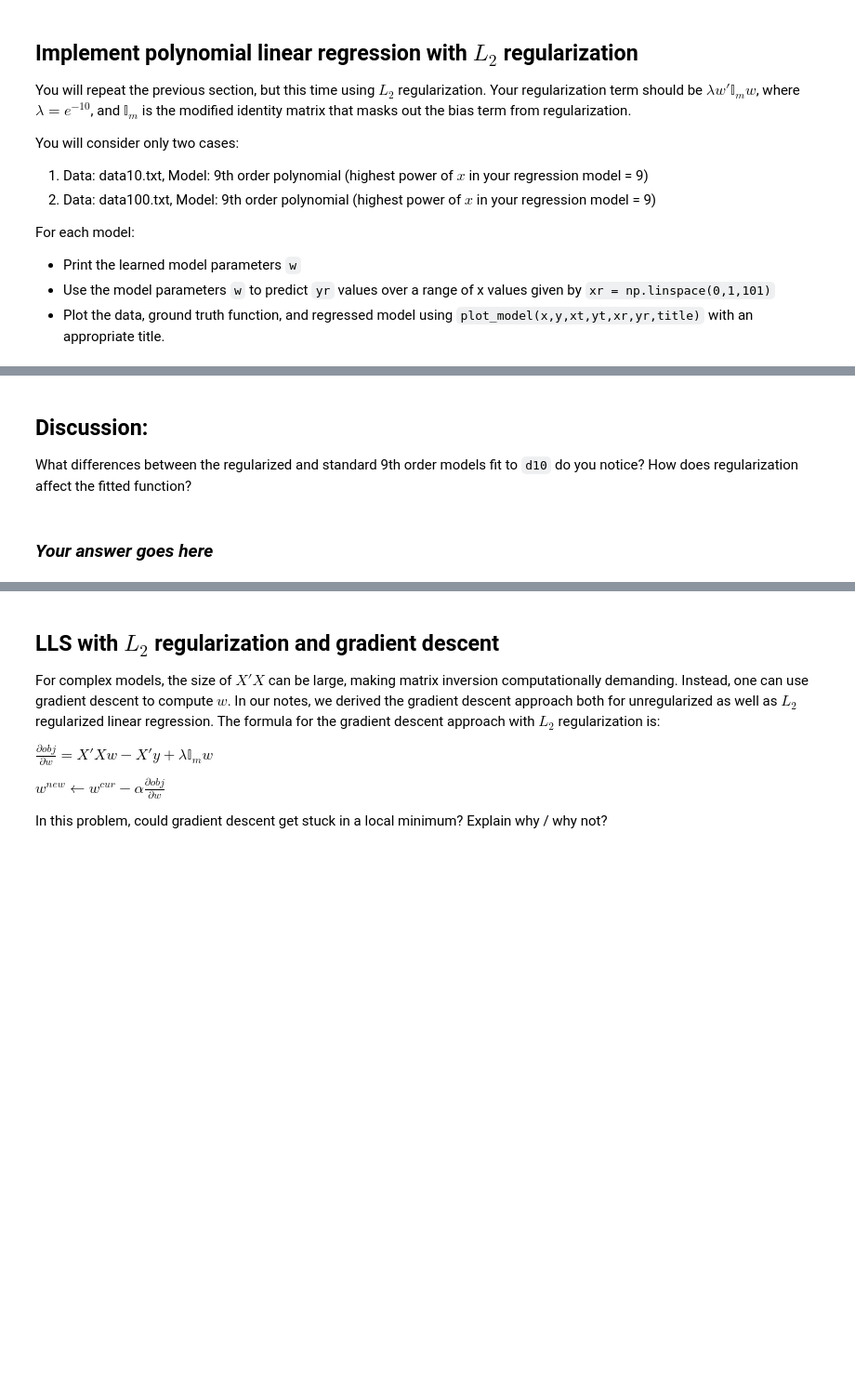
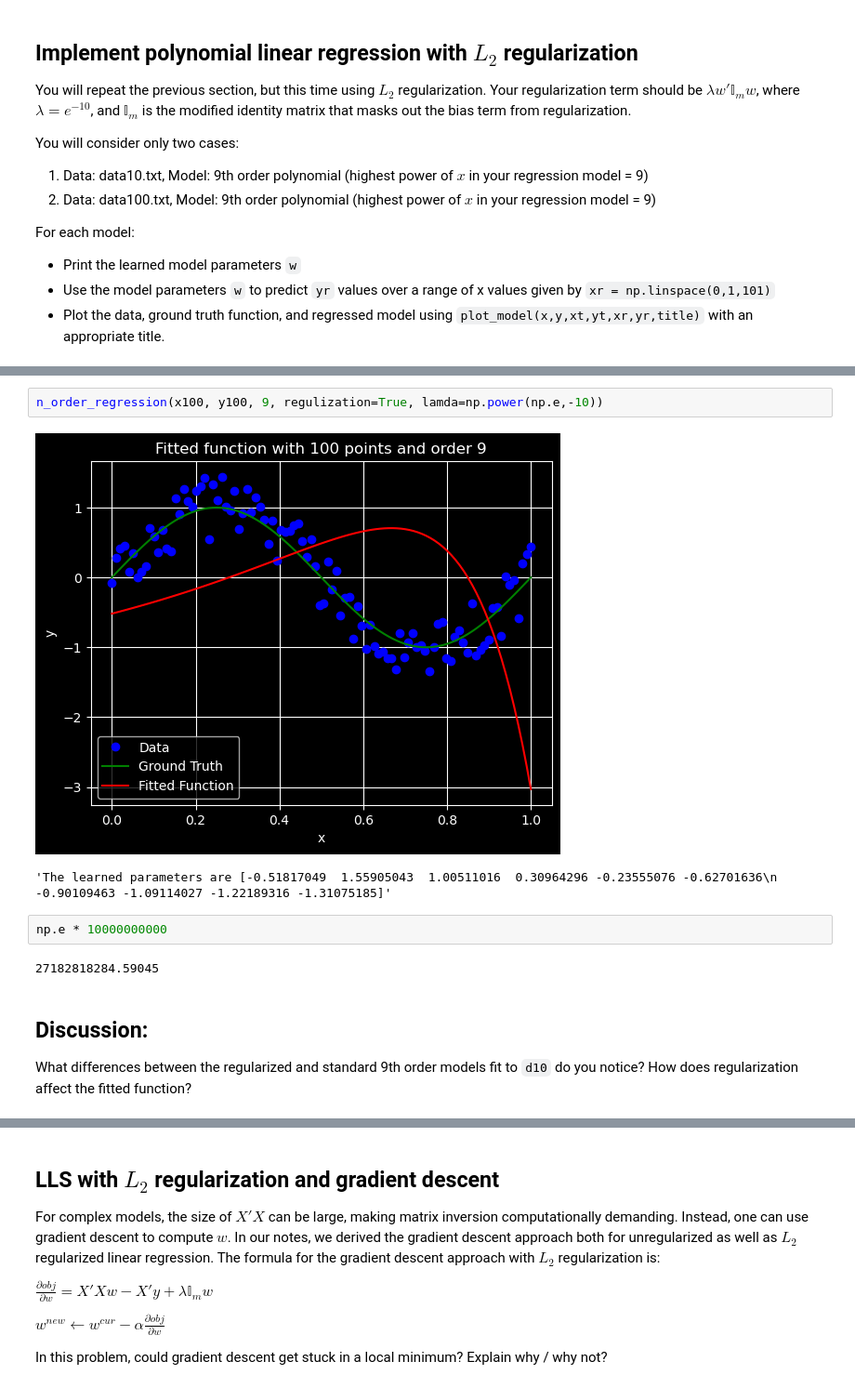
Before and after one commit to DylanLIiii/CMU24787_AIandML4Engineers, a Jupyter notebook: Week2/hw2/hw2_p7.ipynb, the cells around one changed output, grey strips where cells are left out. Shown at 93% size. Saved outputs shown, nothing was run; the diff lists cells and outputs as text; blank space fills up the shorter version.

```diff
--- a/Week2/hw2/hw2_p7.ipynb
+++ b/Week2/hw2/hw2_p7.ipynb
@@ -223,6 +174,13 @@ NameError: name 'e' is not defined
+# %%
+n_order_regression(x100, y100, 9, regulization=True, lamda=np.power(np.e,-10))
+# %% [output]
+[figure, added]
+'The learned parameters are [-0.51817049  1.55905043  1.00511016  0.30964296 -0.23555076 -0.62701636\n -0.90109463 -1.09114027 -1.22189316 -1.31075185]'
+# %%
+np.e * 10000000000
+# %% [output]
+27182818284.59045
 # %% [markdown]
 ## Discussion:
 
 What differences between the regularized and standard 9th order models fit to `d10` do you notice? How does regularization affect the fitted function?
-# %% [markdown]
-### *Your answer goes here*
```
Also changed, not shown: parts of 19 cells of this notebook, 4 other files.
